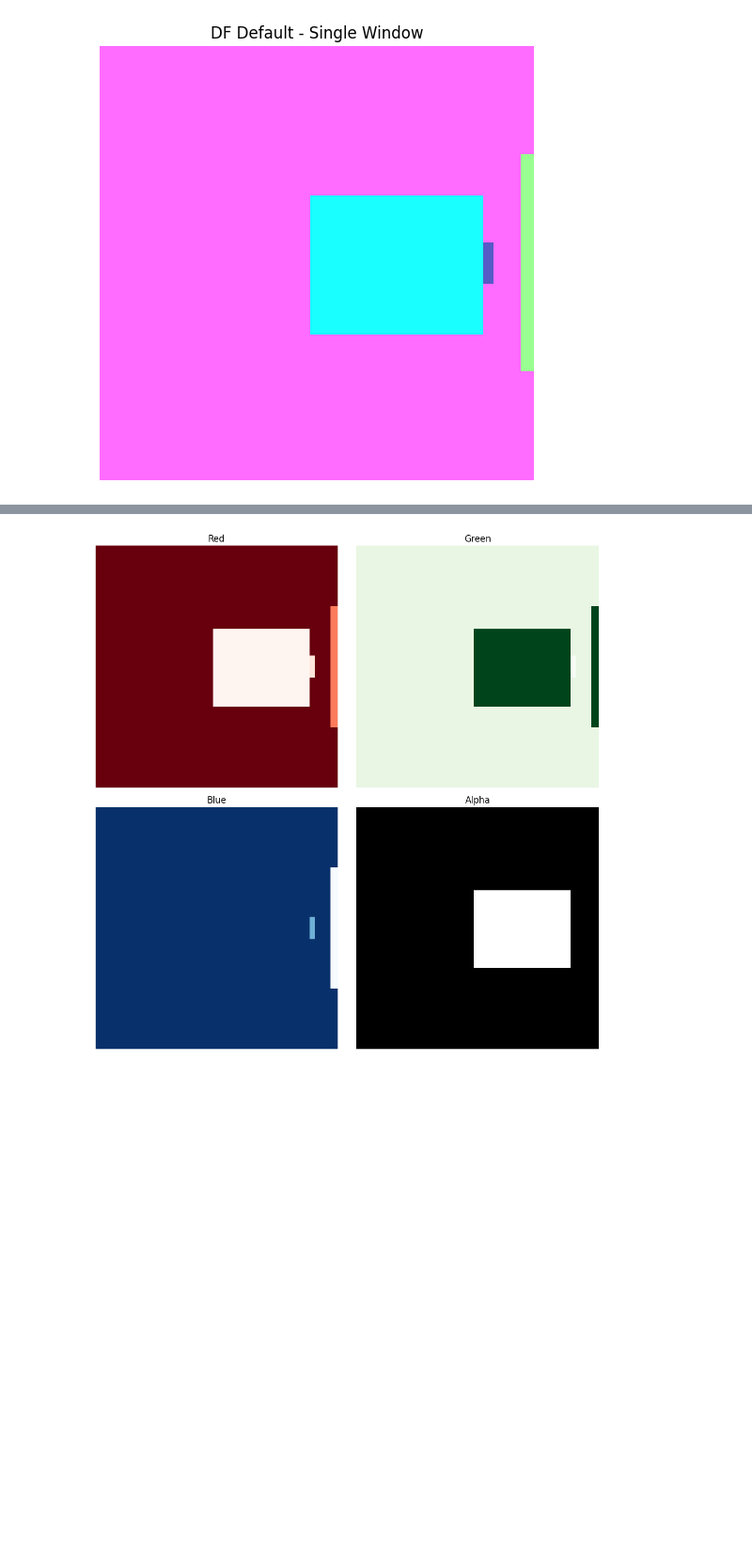
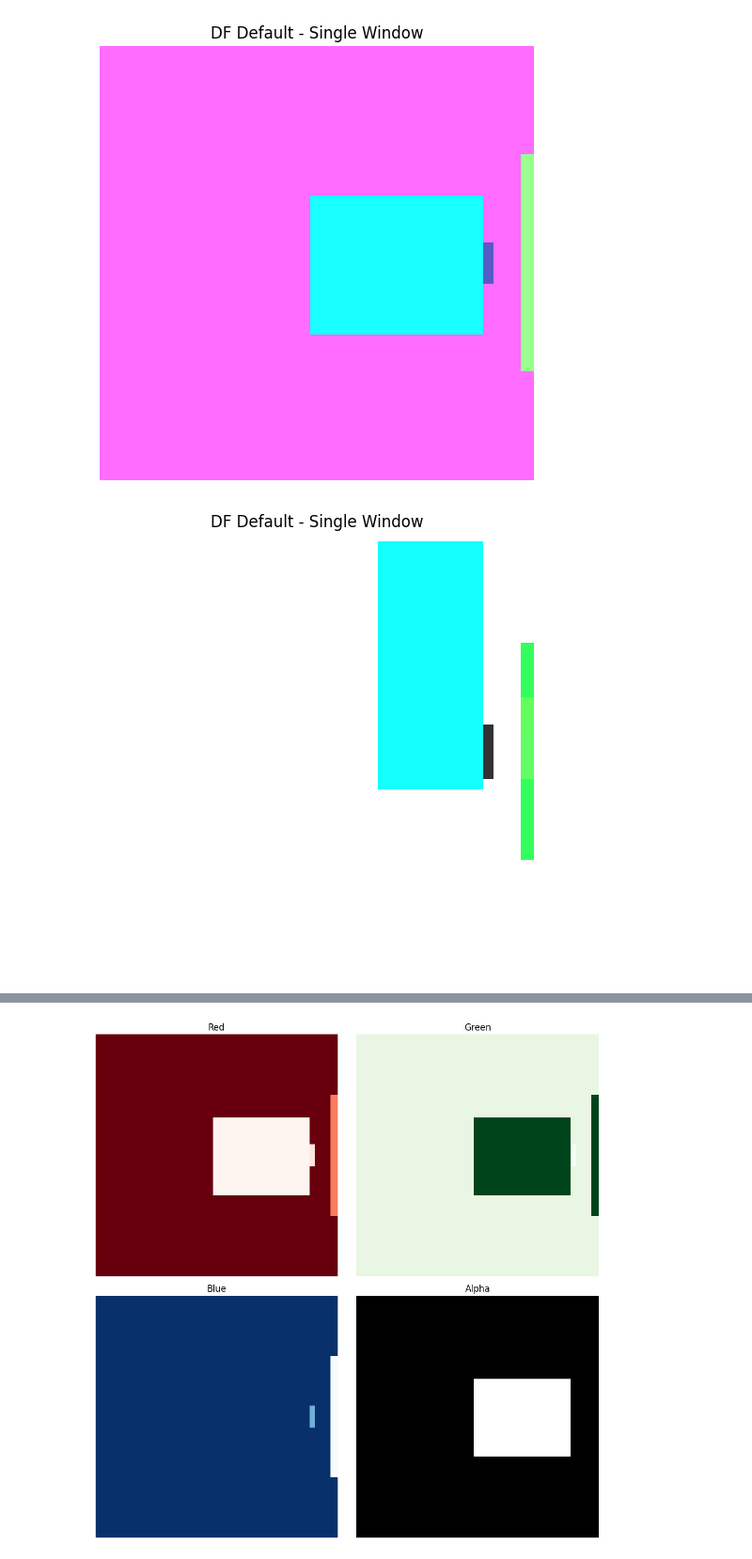
Before and after one commit to upskiller-xyz/server_encoder, a Jupyter notebook: example/demo.ipynb, the cells around one changed output, grey strips where cells are left out. Shown at 94% size. Saved outputs shown, nothing was run; the diff lists cells and outputs as text; code cells hidden in the pictures; blank space fills up the shorter version.

Commit message:
chore: add tests for parameter validation and outlier cases

```diff
--- a/example/demo.ipynb
+++ b/example/demo.ipynb
@@ -44,3 +45,40 @@ else:
     print(f"❌ Error: {response.status_code}")
 # %% [output]
 [figure]
+# %%
+obstruction_request = {
+            "model_type": "df_default",
+            "parameters": {
+                "height_roof_over_floor": 2.7,
+                "floor_height_above_terrain": 17.1,
+                "room_polygon": [[0, 2], [0, -7], [-3, -7], [-3, 2]],
+                "windows": {
+                    "test_window": {
+                        "x1": 0, "y1": 0.2, "z1": 18,
+                        "x2": 0, "y2": 1.8, "z2": 19.2,
+                        "window_frame_ratio": 1,
+                        "direction_angle": 3.14,
+                        "obstruction_angle_horizon": [0,0,21,21,21,0,0,0],
+                        "obstruction_angle_zenith": [0,0,0,5,5,0,0,0]
+                    }
+                }
+            },
+            # "mesh": r["mesh"][:18]
+        }
+
+response = requests.post(f"{SERVER_URL}/encode", json=obstruction_request)
+
+if response.status_code == 200:
+    Path("encoded_df_default.png").write_bytes(response.content)
+    img = Image.open(io.BytesIO(response.content))
+    img_array = np.array(img)
+    print("img_array.shape =", img_array.shape, "dtype =", img_array.dtype)
+    plt.figure(figsize=(6, 6))
+    plt.imshow(img)
+    plt.title("DF Default - Single Window")
+    plt.axis('off')
+    plt.show()
+else:
+    print(f"❌ Error: {response.status_code}")
+# %% [output]
+[figure, added]
```
Also changed, not shown: parts of 4 cells of this notebook, 5 other files.
